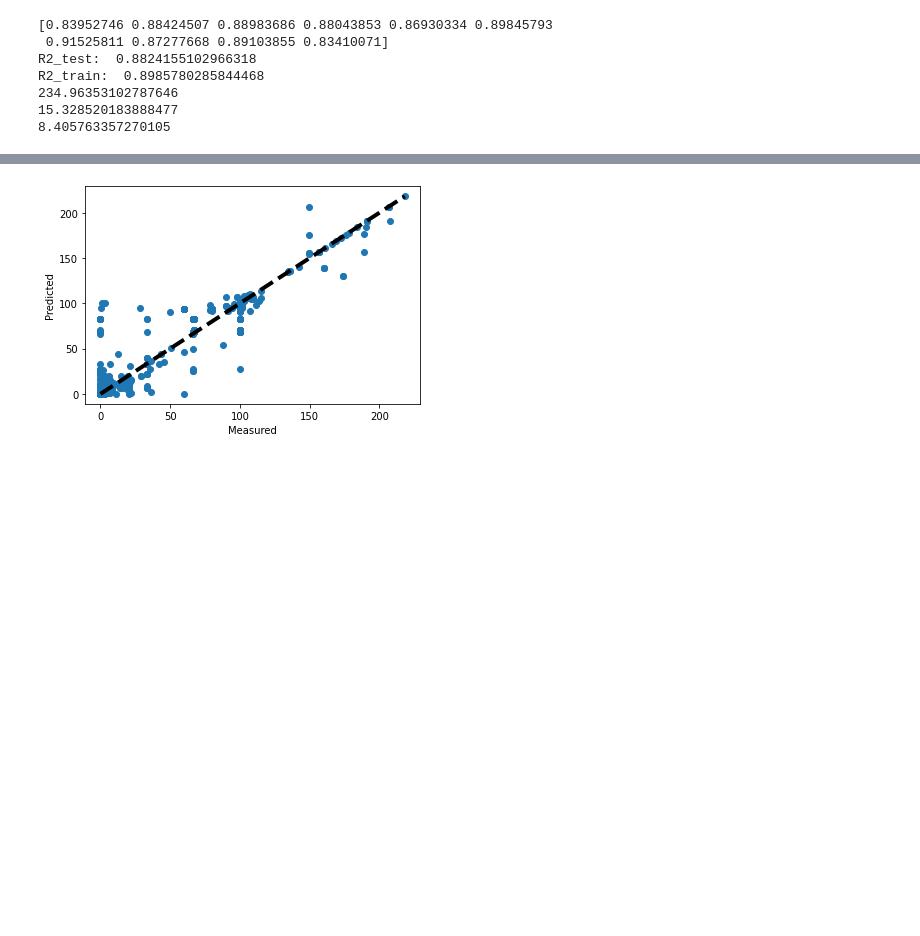
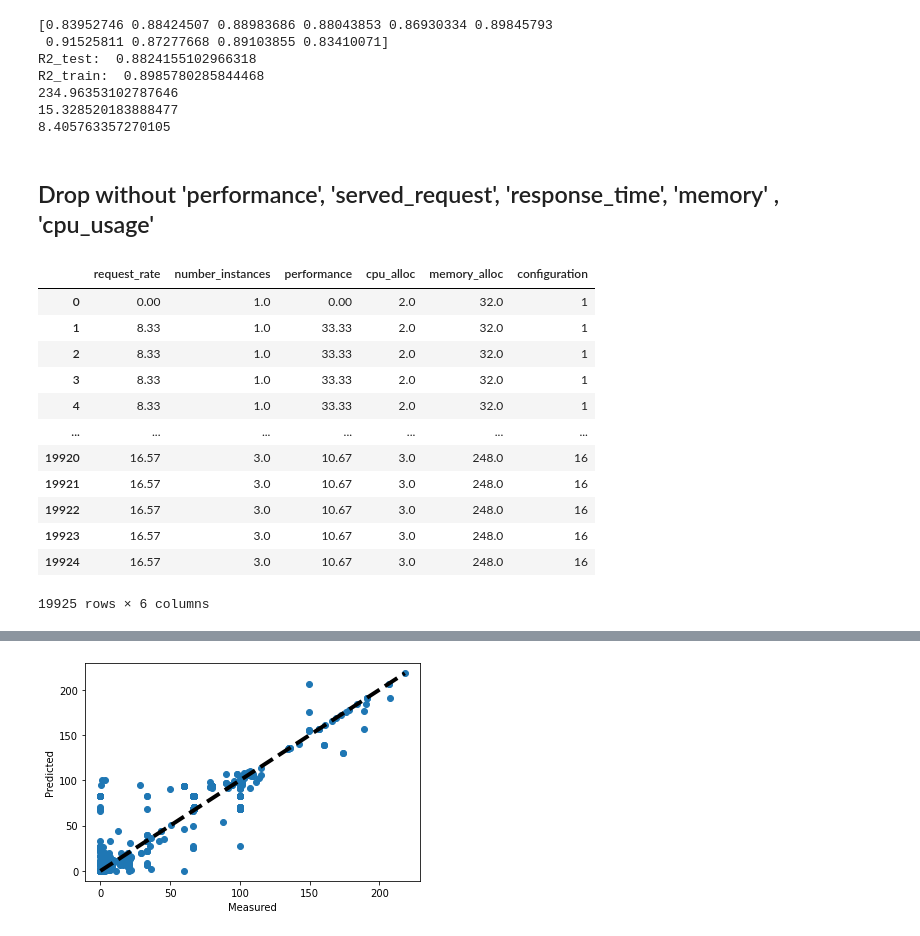
Before and after one commit to giorgosmarinos/Morphemic-performance-metric--prediction, a Jupyter notebook: experiments_notebooks/Performance-prediction-have-used-request-rate-in-the-model.ipynb, the cells around one changed output, grey strips where cells are left out. Saved outputs shown, nothing was run; the diff lists cells and outputs as text; code cells hidden in the pictures; blank space fills up the shorter version.

```diff
--- a/experiments_notebooks/Performance-prediction-have-used-request-rate-in-the-model.ipynb
+++ b/experiments_notebooks/Performance-prediction-have-used-request-rate-in-the-model.ipynb
@@ -431,3 +405,22 @@ R2_train:  0.8985780285844468
 234.96353102787646
 15.328520183888477
 8.405763357270105
+# %% [markdown]
+## Drop without 'performance', 'served_request', 'response_time', 'memory' , 'cpu_usage'
+# %%
+df_imp_3 = df_imp_2.drop(columns=['served_request', 'response_time', 'memory' , 'cpu_usage'])
+df_imp_3
+# %% [output]
+|  | request_rate | number_instances | performance | cpu_alloc | memory_alloc | configuration |
+| 0 | 0.00 | 1.0 | 0.00 | 2.0 | 32.0 | 1 |
+| 1 | 8.33 | 1.0 | 33.33 | 2.0 | 32.0 | 1 |
+| 2 | 8.33 | 1.0 | 33.33 | 2.0 | 32.0 | 1 |
+| 3 | 8.33 | 1.0 | 33.33 | 2.0 | 32.0 | 1 |
+| 4 | 8.33 | 1.0 | 33.33 | 2.0 | 32.0 | 1 |
+| ... | ... | ... | ... | ... | ... | ... |
+| 19920 | 16.57 | 3.0 | 10.67 | 3.0 | 248.0 | 16 |
+| 19921 | 16.57 | 3.0 | 10.67 | 3.0 | 248.0 | 16 |
+| 19922 | 16.57 | 3.0 | 10.67 | 3.0 | 248.0 | 16 |
+| 19923 | 16.57 | 3.0 | 10.67 | 3.0 | 248.0 | 16 |
+| 19924 | 16.57 | 3.0 | 10.67 | 3.0 | 248.0 | 16 |
+19925 rows × 6 columns
```
Also changed, not shown: parts of 10 cells of this notebook.
